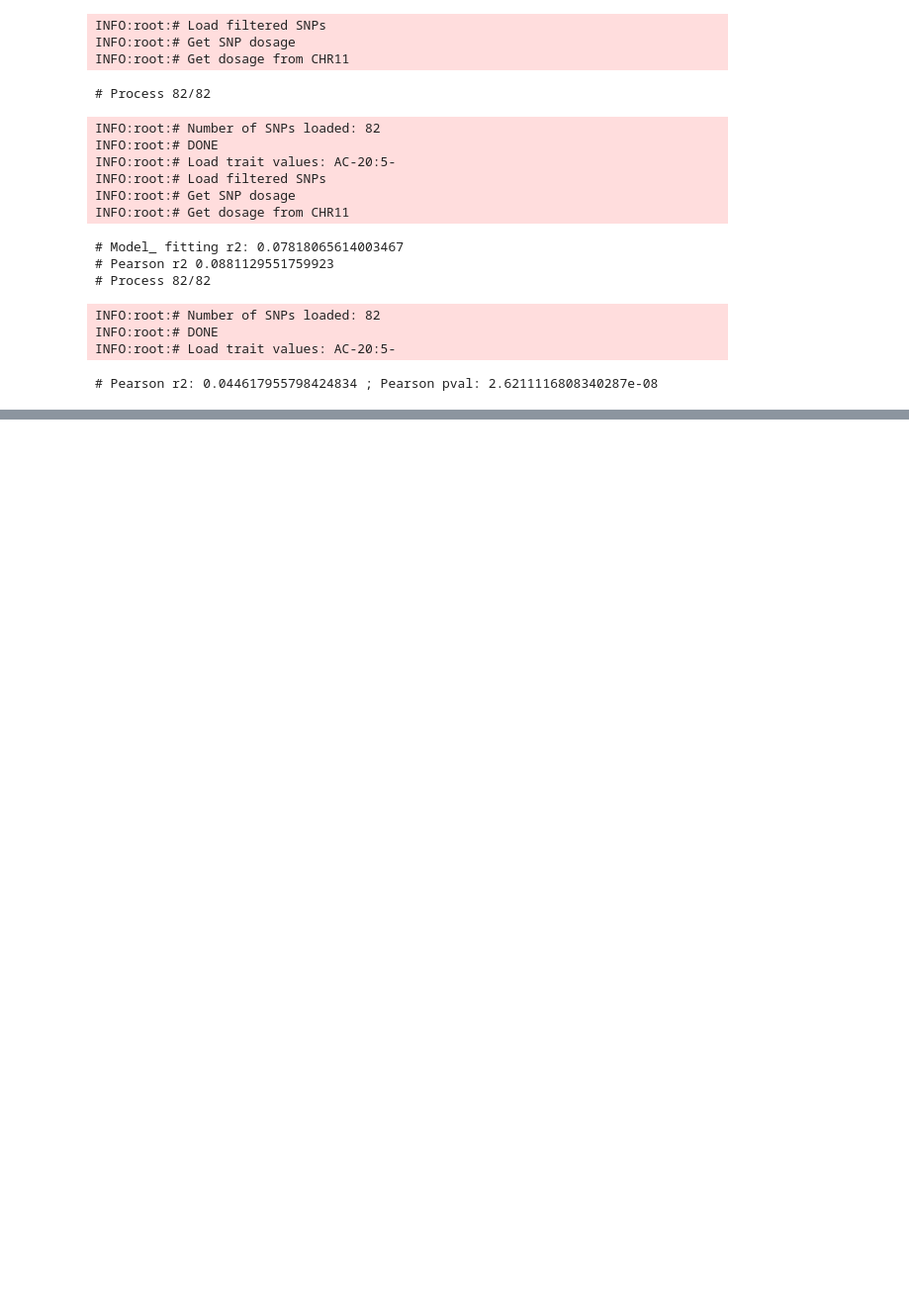
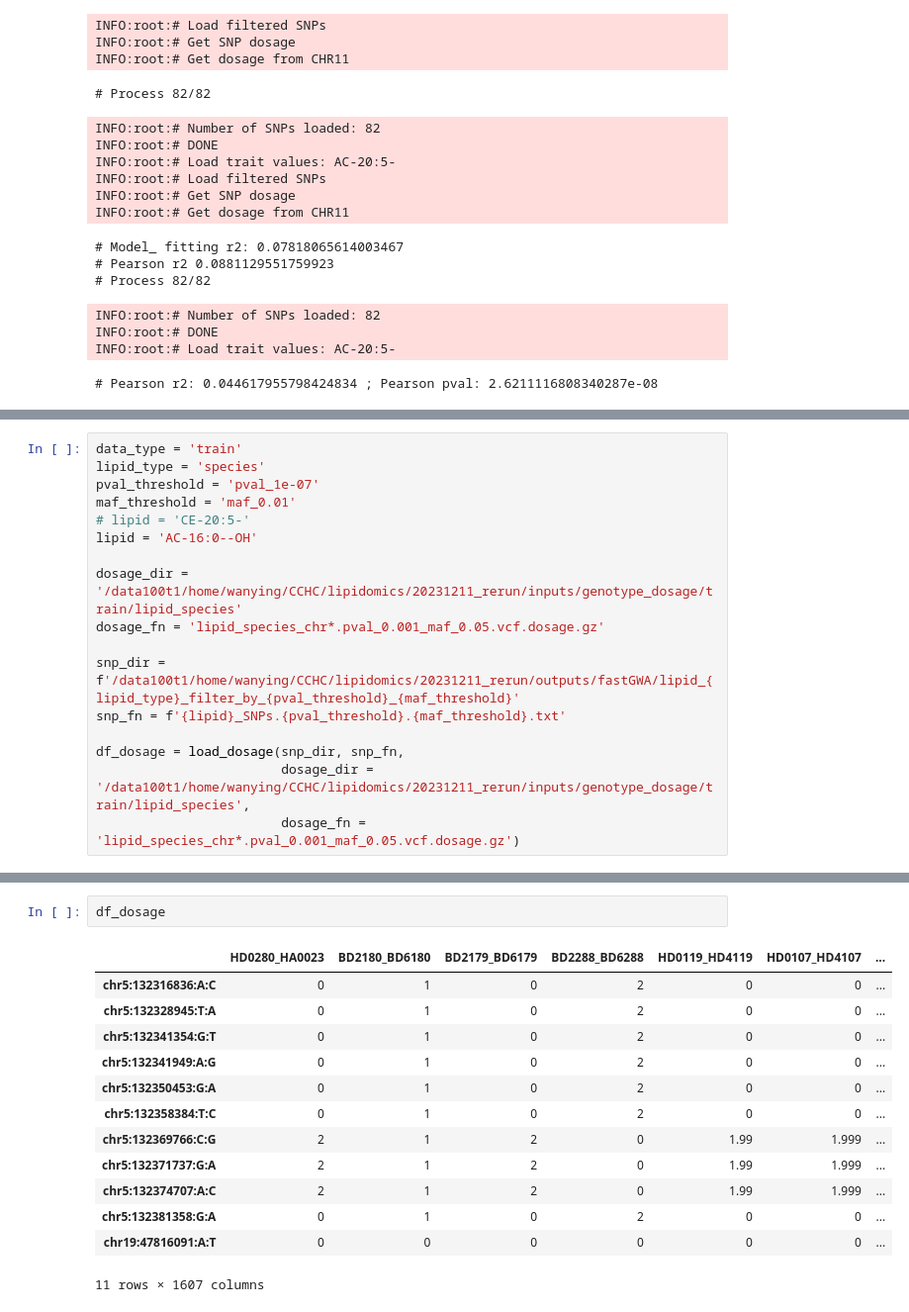
Before and after one commit to belowlab/-CCHC_lipidomics, a Jupyter notebook: 20231211_rerun/code/ML_07_boosting_models_test_run.ipynb, the cells around one changed output, grey strips where cells are left out. Shown at 99% size. Cells and saved outputs as stored; diff of their text form; blank space fills up the shorter version.

```diff
--- a/20231211_rerun/code/ML_07_boosting_models_test_run.ipynb
+++ b/20231211_rerun/code/ML_07_boosting_models_test_run.ipynb
@@ -539,0 +635,17 @@ INFO:root:# Load trait values: AC-20:5-
+# %%
+data_type = 'train'
+lipid_type = 'species'
+pval_threshold = 'pval_1e-07'
+maf_threshold = 'maf_0.01'
+# lipid = 'CE-20:5-'
+lipid = 'AC-16:0--OH'
+
+dosage_dir = '/data100t1/home/wanying/CCHC/lipidomics/20231211_rerun/inputs/genotype_dosage/train/lipid_species'
+dosage_fn = 'lipid_species_chr*.pval_0.001_maf_0.05.vcf.dosage.gz'
+
+snp_dir = f'/data100t1/home/wanying/CCHC/lipidomics/20231211_rerun/outputs/fastGWA/lipid_{lipid_type}_filter_by_{pval_threshold}_{maf_threshold}'
+snp_fn = f'{lipid}_SNPs.{pval_threshold}.{maf_threshold}.txt'
+
+df_dosage = load_dosage(snp_dir, snp_fn,
+                        dosage_dir = '/data100t1/home/wanying/CCHC/lipidomics/20231211_rerun/inputs/genotype_dosage/train/lipid_species',
+                        dosage_fn = 'lipid_species_chr*.pval_0.001_maf_0.05.vcf.dosage.gz')
@@ -539,0 +664,16 @@ INFO:root:# Load trait values: AC-20:5-
+# %%
+df_dosage
+# %% [output]
+|  | HD0280_HA0023 | BD2180_BD6180 | BD2179_BD6179 | BD2288_BD6288 | HD0119_HD4119 | HD0107_HD4107 | ... |
+| chr5:132316836:A:C | 0 | 1 | 0 | 2 | 0 | 0 | ... |
+| chr5:132328945:T:A | 0 | 1 | 0 | 2 | 0 | 0 | ... |
+| chr5:132341354:G:T | 0 | 1 | 0 | 2 | 0 | 0 | ... |
+| chr5:132341949:A:G | 0 | 1 | 0 | 2 | 0 | 0 | ... |
+| chr5:132350453:G:A | 0 | 1 | 0 | 2 | 0 | 0 | ... |
+| chr5:132358384:T:C | 0 | 1 | 0 | 2 | 0 | 0 | ... |
+| chr5:132369766:C:G | 2 | 1 | 2 | 0 | 1.99 | 1.999 | ... |
+| chr5:132371737:G:A | 2 | 1 | 2 | 0 | 1.99 | 1.999 | ... |
+| chr5:132374707:A:C | 2 | 1 | 2 | 0 | 1.99 | 1.999 | ... |
+| chr5:132381358:G:A | 0 | 1 | 0 | 2 | 0 | 0 | ... |
+| chr19:47816091:A:T | 0 | 0 | 0 | 0 | 0 | 0 | ... |
+11 rows × 1607 columns
```
Also changed, not shown: parts of 11 cells of this notebook, 12 other files.
